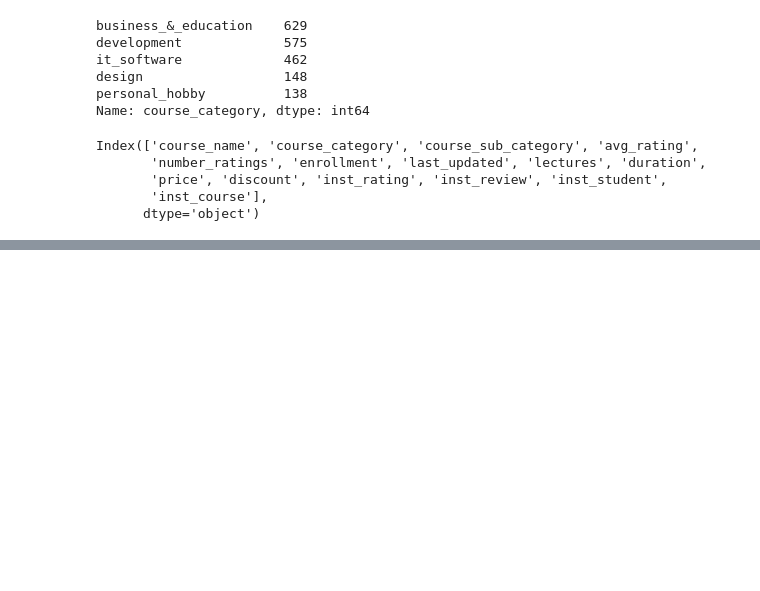
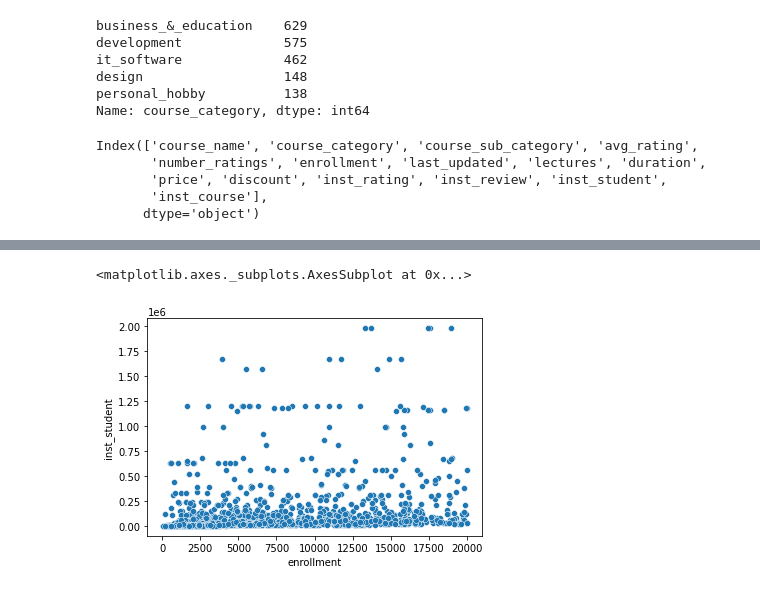
Before and after one commit to KaisenWu/FeatureEngineering_Project_CourseRecords_Pandas, a Jupyter notebook: FeatureEngineering_Project_CourseRecords_Pandas.ipynb, the cells around one changed output, grey strips where cells are left out. Saved outputs shown, nothing was run; the diff lists cells and outputs as text; code cells hidden in the pictures; blank space fills up the shorter version.

```diff
--- a/FeatureEngineering_Project_CourseRecords_Pandas.ipynb
+++ b/FeatureEngineering_Project_CourseRecords_Pandas.ipynb
@@ -316,0 +517,5 @@ df.head()
+# %%
+sns.scatterplot(data=df_cleaned, x='enrollment', y='inst_student')
+# %% [output]
+<matplotlib.axes._subplots.AxesSubplot at 0x...>
+[figure, added]
```
Also changed, not shown: parts of 30 cells of this notebook.
